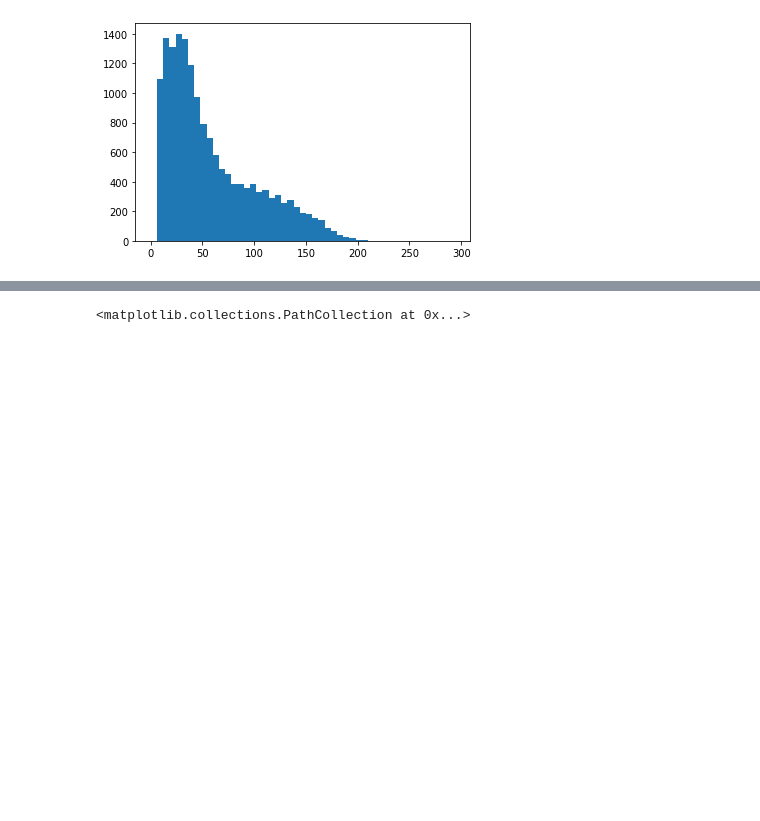
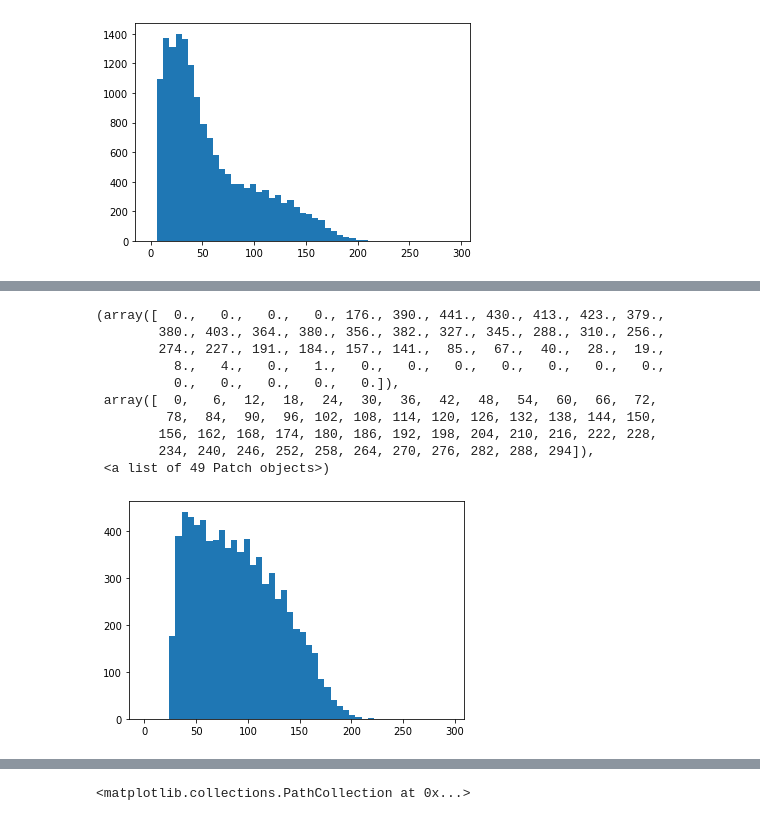
Before and after one commit to WatChMaL/NeutronGNN, a Jupyter notebook: root_utils/verify_h5.ipynb, the cells around one changed output, grey strips where cells are left out. Drawn from its saved outputs; the diff is of its cells as text; code cells hidden in the pictures; blank space fills up the shorter version.

```diff
--- a/root_utils/verify_h5.ipynb
+++ b/root_utils/verify_h5.ipynb
@@ -134,0 +152,14 @@ plt.hist(nhits, bins=np.arange(0, 300, 6))
+# %%
+plt.hist(nhits[labels == 1], bins=np.arange(0, 300, 6))
+# %% [output]
+(array([  0.,   0.,   0.,   0., 176., 390., 441., 430., 413., 423., 379.,
+        380., 403., 364., 380., 356., 382., 327., 345., 288., 310., 256.,
+        274., 227., 191., 184., 157., 141.,  85.,  67.,  40.,  28.,  19.,
+          8.,   4.,   0.,   1.,   0.,   0.,   0.,   0.,   0.,   0.,   0.,
+          0.,   0.,   0.,   0.,   0.]),
+ array([  0,   6,  12,  18,  24,  30,  36,  42,  48,  54,  60,  66,  72,
+         78,  84,  90,  96, 102, 108, 114, 120, 126, 132, 138, 144, 150,
+        156, 162, 168, 174, 180, 186, 192, 198, 204, 210, 216, 222, 228,
+        234, 240, 246, 252, 258, 264, 270, 276, 282, 288, 294]),
+ <a list of 49 Patch objects>)
+[figure, added]
```
Also changed, not shown: parts of 6 cells of this notebook.
